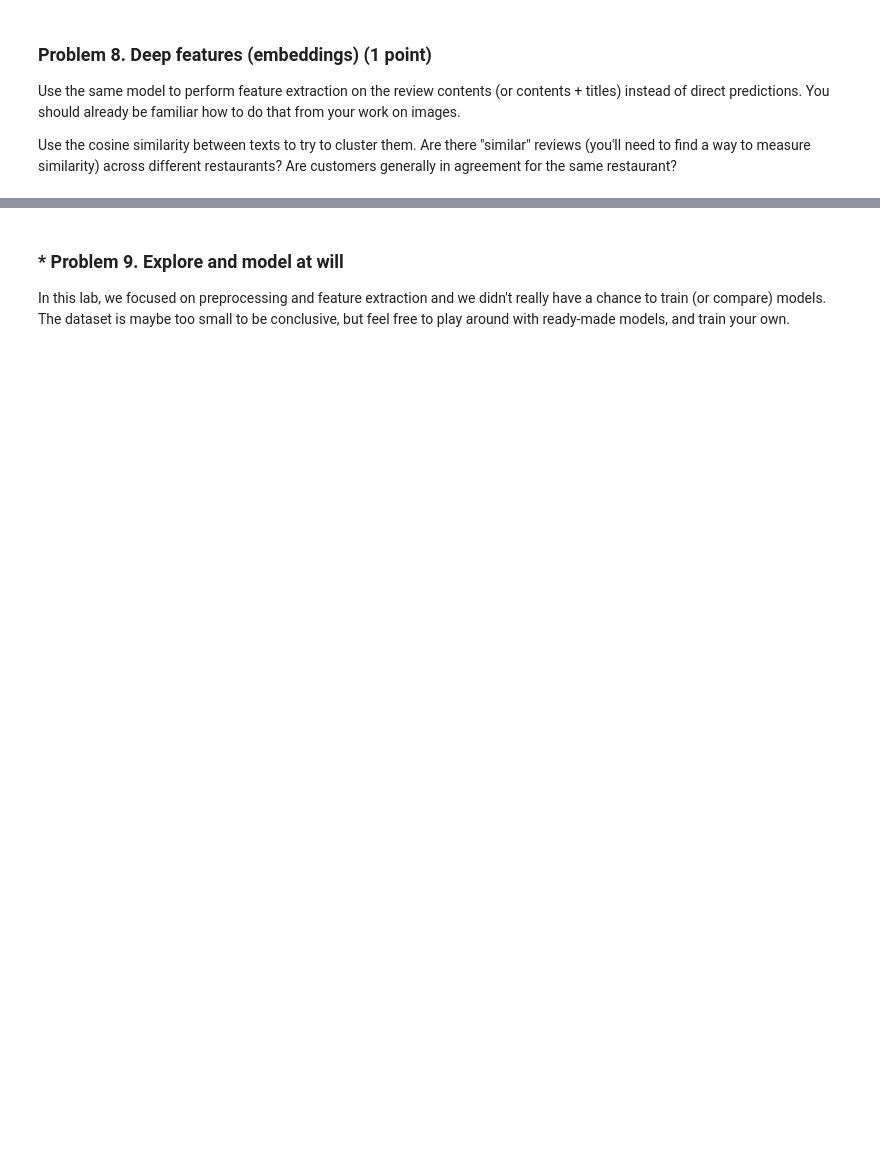
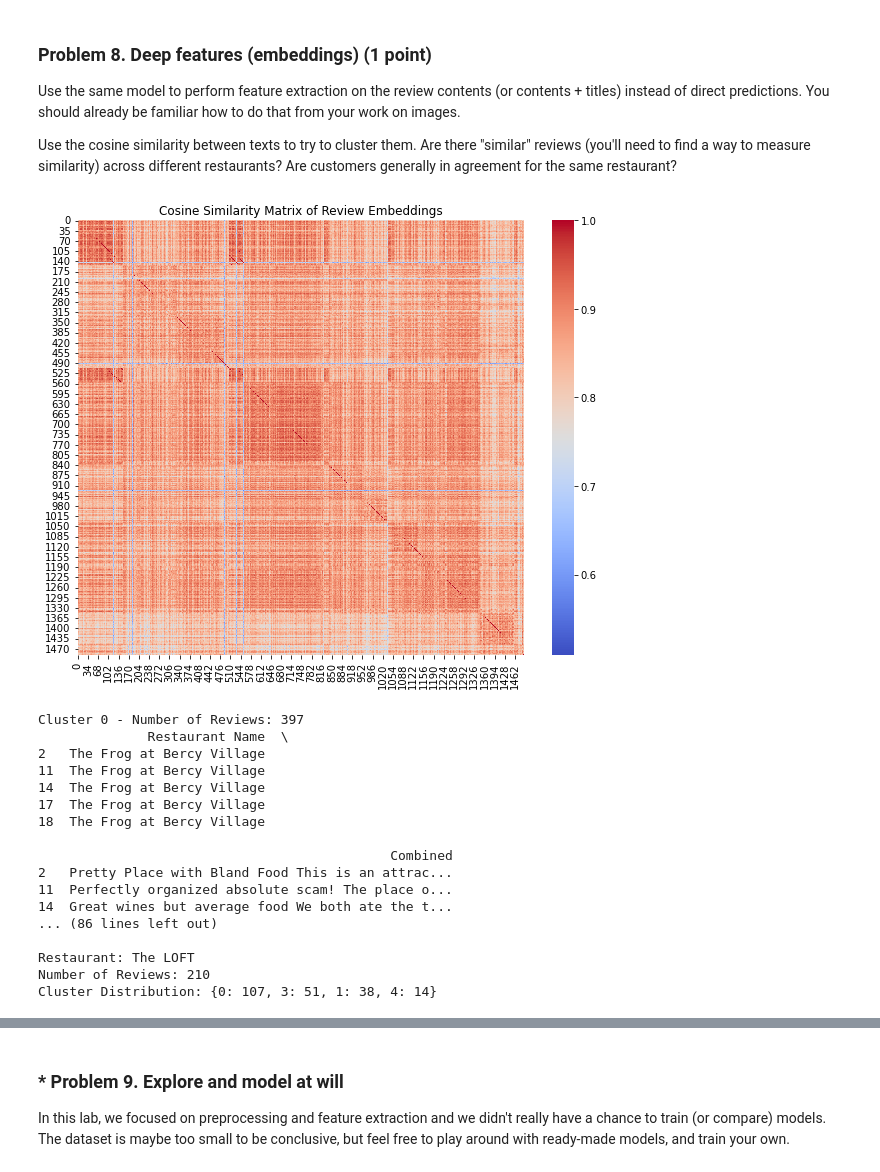
Before and after one commit to GalkaKG/Data-Science, a Jupyter notebook: 05. Working with Text/05.Working-with-Text-Lab/Working with Text Lab.ipynb, the cells around one changed output, grey strips where cells are left out. Saved outputs shown, nothing was run; the diff lists cells and outputs as text; code cells hidden in the pictures; blank space fills up the shorter version.

```diff
--- a/05. Working with Text/05.Working-with-Text-Lab/Working with Text Lab.ipynb
+++ b/05. Working with Text/05.Working-with-Text-Lab/Working with Text Lab.ipynb
@@ -687,3 +752,78 @@ Find a suitable model for sentiment analysis in English. Without modifying, trai
 Use the same model to perform feature extraction on the review contents (or contents + titles) instead of direct predictions. You should already be familiar how to do that from your work on images.
 
 Use the cosine similarity between texts to try to cluster them. Are there "similar" reviews (you'll need to find a way to measure similarity) across different restaurants? Are customers generally in agreement for the same restaurant?
+# %%
+import pandas as pd
+import torch
+from transformers import AutoTokenizer, AutoModel
+from sklearn.metrics.pairwise import cosine_similarity
+from sklearn.cluster import KMeans
+import matplotlib.pyplot as plt
+import seaborn as sns
+
+# Load the pre-trained model and tokenizer
+model_name = "distilbert-base-uncased"
+tokenizer = AutoTokenizer.from_pretrained(model_name)
+model = AutoModel.from_pretrained(model_name)
+
+# Combine titles and reviews
+df['Combined'] = df['Review Title'] + ' ' + df['Review']
+
+# Function to extract embeddings
+def get_embedding(text, tokenizer, model):
+    inputs = tokenizer(text, return_tensors="pt", truncation=True, padding=True, max_length=512)
+    with torch.no_grad():
+        outputs = model(**inputs)
+    return outputs.last_hidden_state.mean(dim=1).squeeze().numpy()
+
+# Extract embeddings for all reviews
+df['Embedding'] = df['Combined'].apply(lambda x: get_embedding(x, tokenizer, model))
+
+# Convert list of embeddings into a 2D array
+embeddings = np.vstack(df['Embedding'].values)
+
+# Compute cosine similarity matrix
+similarity_matrix = cosine_similarity(embeddings)
+
+# Perform clustering using KMeans
+num_clusters = 5  # This can be adjusted based on the dataset
+kmeans = KMeans(n_clusters=num_clusters, random_state=42)
+df['Cluster'] = kmeans.fit_predict(embeddings)
+
+# Plot a heatmap of the similarity matrix
+plt.figure(figsize=(10, 8))
+sns.heatmap(similarity_matrix, cmap="coolwarm")
+plt.title("Cosine Similarity Matrix of Review Embeddings")
+plt.show()
+
+# Analyze clusters
+for cluster in range(num_clusters):
+    cluster_reviews = df[df['Cluster'] == cluster]
+    print(f"\nCluster {cluster} - Number of Reviews: {len(cluster_reviews)}")
+    print(cluster_reviews[['Restaurant Name', 'Combined']].head())
+
+# Check agreement within restaurants
+restaurant_groups = df.groupby('Restaurant Name')
+for restaurant, group in restaurant_groups:
+    print(f"\nRestaurant: {restaurant}")
+    print(f"Number of Reviews: {len(group)}")
+    print(f"Cluster Distribution: {group['Cluster'].value_counts().to_dict()}")
+# %% [output]
+[figure, added]
+Cluster 0 - Number of Reviews: 397
+              Restaurant Name  \
+2   The Frog at Bercy Village
+11  The Frog at Bercy Village
+14  The Frog at Bercy Village
+17  The Frog at Bercy Village
+18  The Frog at Bercy Village
+
+                                             Combined
+2   Pretty Place with Bland Food This is an attrac...
+11  Perfectly organized absolute scam! The place o...
+14  Great wines but average food We both ate the t...
+... (86 lines left out)
+
+Restaurant: The LOFT
+Number of Reviews: 210
+Cluster Distribution: {0: 107, 3: 51, 1: 38, 4: 14}
```
Also changed, not shown: parts of 11 cells of this notebook.
